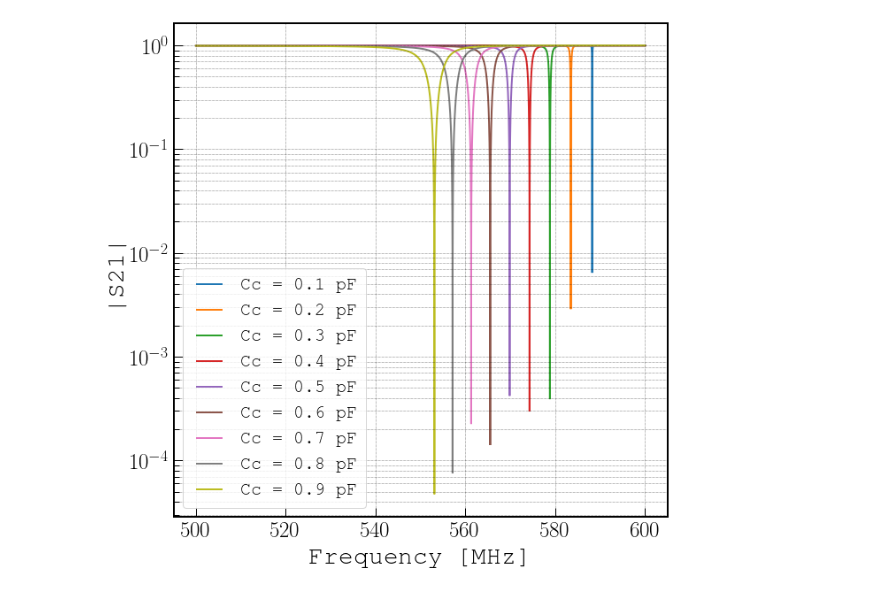
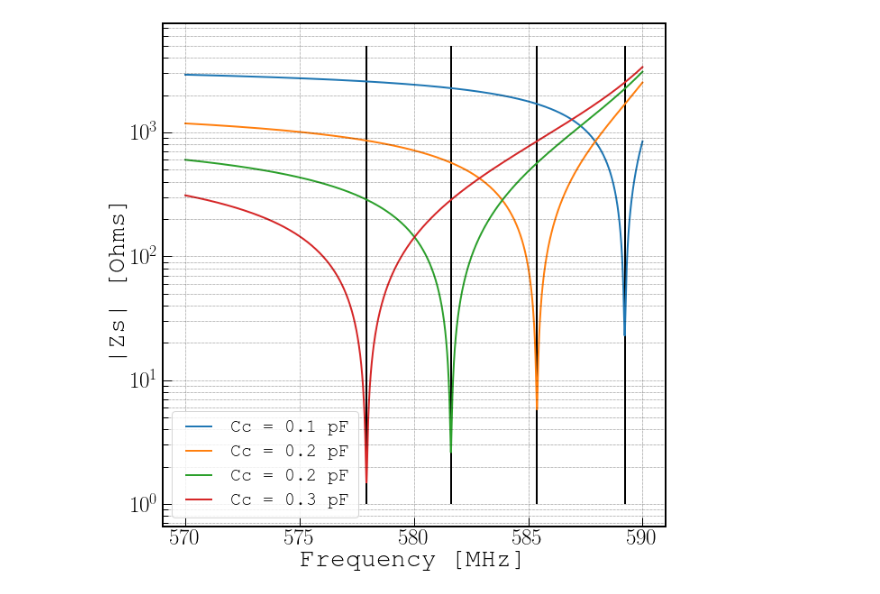
Before and after one commit to WanduiAlbert/ResoBolo, a Jupyter notebook: code/Modelling full resonator circuits.ipynb, the cells around one changed output. Cells and saved outputs as stored; diff of their text form; code cells hidden in the pictures.

```diff
--- a/code/Modelling full resonator circuits.ipynb
+++ b/code/Modelling full resonator circuits.ipynb
@@ -11,9 +13,18 @@ MHz = 1e6
 L = 12*nH
 C = 6*pF
 Z0 = 50 #Ohms
-N = 10
-Cc = np.arange(N)*0.1*pF
+N = 5
+Cc = np.arange(1, N)*0.08*pF
 Qi = 1e5
-f = np.linspace(500, 600, 100000)*MHz
+f = np.linspace(570, 590, 100000)*MHz
 w = 2*pi*f
-R = 4e8 #Ohms
+R = 5e5 #Ohms
+# %%
+Ct = C + Cc
+w0 = 1/(L*Ct)**0.5
+Qis = w0*R*C
+frs = (w0*(1-1/4/Qis**2)**0.5)/2/pi/MHz
+# print (Qi)
+# print(frs)
+Qcs = (2*C)/(Z0*2*pi*frs*MHz*Cc**2)
+Qrs = 1/(1/Qcs + 1/Qis)
@@ -20,13 +56,17 @@ R = 4e8 #Ohms
 # %%
 fig, ax = plt.subplots(figsize=(10,10))
-for i in range(1,N):
-    Zs = (1j*w*R*L)/(1j*w*L + R*(1 - w**2*L*C)) + 1/(1j*w*Cc[i])
-    # Zs = 1j*w*L +1/(1j*w*C)
+for i in range(N-1):
+    Zr = (1j*w*R*L)/(1j*w*L + R*(1 - w**2*L*C))
+    Zs = Zr + 1/(1j*w*Cc[i])
     S21 = (2*Zs)/(2*Zs + Z0)
-    ax.semilogy(f/MHz, np.abs(S21), label="Cc = {0:3.1f} pF".format(Cc[i]/pF))
+    ax.semilogy(f/MHz, np.abs(Zs), label="Cc = {0:3.1f} pF".format(Cc[i]/pF))
+ymin, ymax = ax.get_ylim()
+for i in range(N-1):
+    ax.vlines(frs[i], ymin, ymax, 'k')
 ax.legend(loc='lower left')
 ax.grid(which='both')
+# ax.set_ylim([-25000, 25000])
 ax.set_xlabel('Frequency [MHz]')
-ax.set_ylabel('|S21|');
+ax.set_ylabel('|Zs| [Ohms]');
 # %% [output]
-[figure, old version]
+[figure, new version]
```
Also changed, not shown: parts of 16 cells of this notebook, 4 other files.
